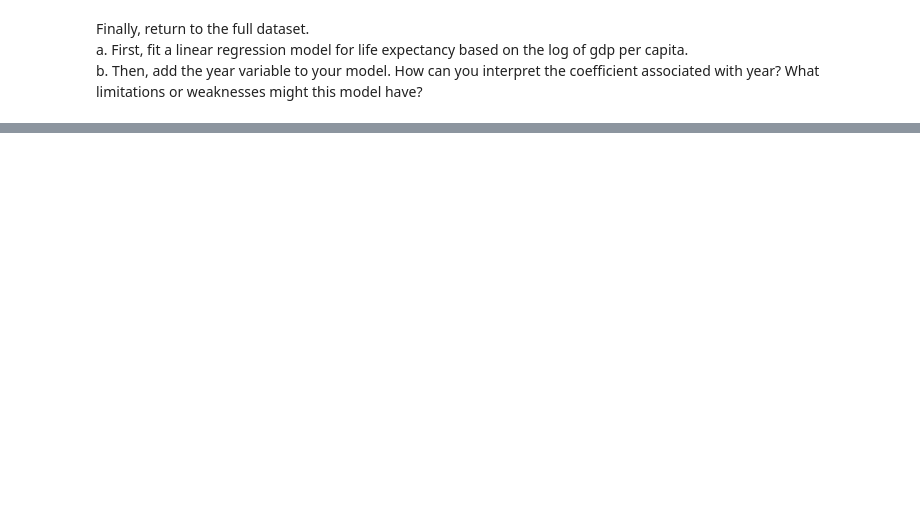
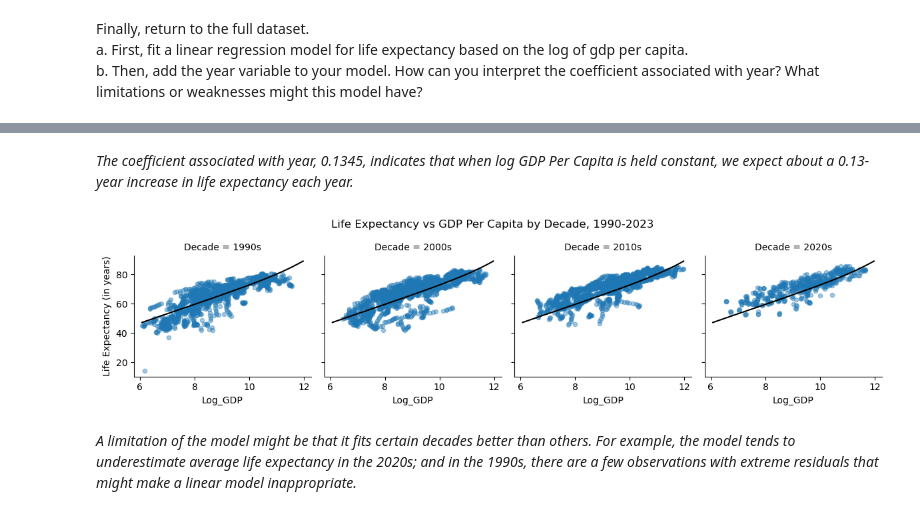
Before and after one commit to nss-data-science-cohort-9/un-linear-regression-aezell314, a Jupyter notebook: notebooks/Linear Regression Practice.ipynb, the cells around one changed output, grey strips where cells are left out. Cells and saved outputs as stored; diff of their text form; code cells hidden in the pictures; blank space fills up the shorter version.

```diff
--- a/notebooks/Linear Regression Practice.ipynb
+++ b/notebooks/Linear Regression Practice.ipynb
@@ -304,0 +315,3 @@ b. Then, add the year variable to your model. How can you interpret the coeffici
+# %%
+lr_le_log_year = smf.ols("Life_Expectancy ~ I(np.log(GDP_Per_Capita)) + Year", data=gdp_le).fit()
+lr_le_log_year.summary()
@@ -304,0 +341,44 @@ b. Then, add the year variable to your model. How can you interpret the coeffici
+# %% [markdown]
+*The coefficient associated with year, 0.1345, indicates that when log GDP Per Capita is held constant, we expect about a 0.13-year increase in life expectancy each year.*
+# %%
+# Add a log GDP column to gdp_le
+gdp_le['Log_GDP']=np.log(gdp_le['GDP_Per_Capita'])
+gdp_le['Decade']= (
+    pd.cut(gdp_le['Year'],
+    bins=[1990,1999,2009,2019,2023],
+    labels=['1990s','2000s','2010s','2020s'],
+    include_lowest=True
+          )
+)
+# %%
+# Create facetgrid split out by decade
+gdp_le_facetgrid = sns.FacetGrid(gdp_le, col ='Decade')
+
+# Map the life expectancy vs log GDP scatterplots on the above facetgrid
+gdp_le_facetgrid.map(plt.scatter, 'Log_GDP','Life_Expectancy',alpha=0.4,s=20)
+
+# Create plot for regression line
+gdpmin, gdpmax = gdp_le['GDP_Per_Capita'].min(), gdp_le['GDP_Per_Capita'].max()
+
+pred = pd.DataFrame({
+        'GDP_Per_Capita': np.linspace(start = gdpmin, stop = gdpmax, num = gdp_le['Year'].nunique()),
+        'Year': np.sort(gdp_le['Year'].unique()),
+    })
+pred['Prediction'] = lr_le_log_year.predict(pred)
+pred['Log_GDP'] = np.log(pred['GDP_Per_Capita'])
+
+axes = gdp_le_facetgrid.fig.axes
+for ax in axes:
+    ax.plot(pred['Log_GDP'], pred['Prediction'], color='black')
+
+# Add axis labels and titles
+gdp_le_facetgrid.set_axis_labels('Log_GDP', 'Life Expectancy (in years)')
+gdp_le_facetgrid.fig.subplots_adjust(top=0.8)
+gdp_le_facetgrid.fig.suptitle('Life Expectancy vs GDP Per Capita by Decade, 1990-2023')
+
+# Show the object
+plt.show()
+# %% [output]
+[figure, added]
+# %% [markdown]
+*A limitation of the model might be that it fits certain decades better than others. For example, the model tends to underestimate average life expectancy in the 2020s; and in the 1990s, there are a few observations with extreme residuals that might make a linear model inappropriate.*
```
Also changed, not shown: parts of 8 cells of this notebook.
